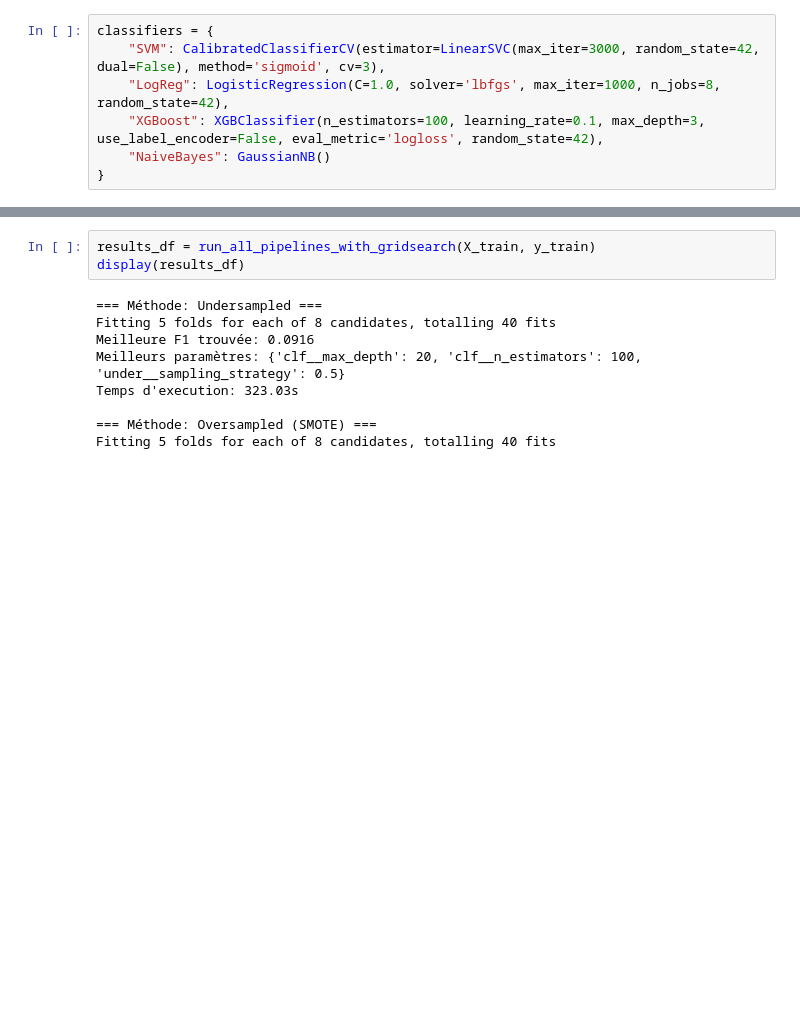
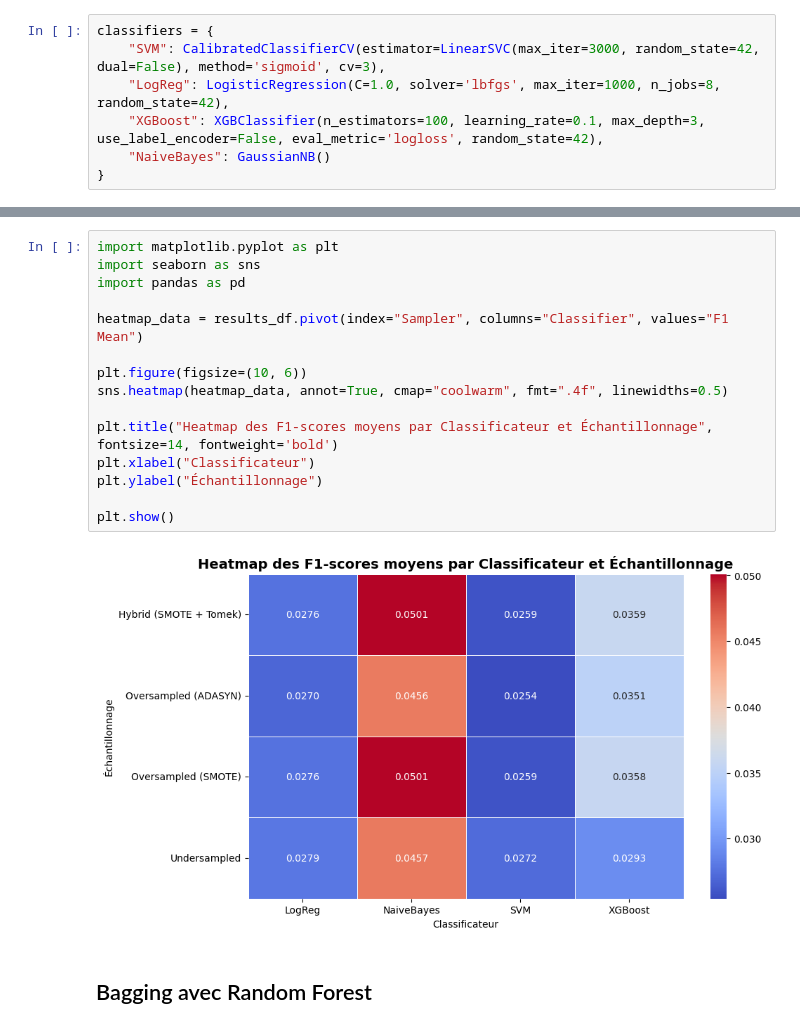
Before and after one commit to Mehdimakoul/ML_2025, a Jupyter notebook: Projet_ML_2025_.ipynb, the cells around one changed output, grey strips where cells are left out. Cells and saved outputs as stored; diff of their text form; blank space fills up the shorter version.

```diff
--- a/Projet_ML_2025_.ipynb
+++ b/Projet_ML_2025_.ipynb
@@ -813,12 +392,19 @@ def run_all_pipelines_with_gridsearch(X, y):
-# %%
-results_df = run_all_pipelines_with_gridsearch(X_train, y_train)
-display(results_df)
-# %% [output]
-=== Méthode: Undersampled ===
-Fitting 5 folds for each of 8 candidates, totalling 40 fits
-Meilleure F1 trouvée: 0.0916
-Meilleurs paramètres: {'clf__max_depth': 20, 'clf__n_estimators': 100, 'under__sampling_strategy': 0.5}
-Temps d'execution: 323.03s
-
-=== Méthode: Oversampled (SMOTE) ===
-Fitting 5 folds for each of 8 candidates, totalling 40 fits
+# %%
+import matplotlib.pyplot as plt
+import seaborn as sns
+import pandas as pd
+
+heatmap_data = results_df.pivot(index="Sampler", columns="Classifier", values="F1 Mean")
+
+plt.figure(figsize=(10, 6))
+sns.heatmap(heatmap_data, annot=True, cmap="coolwarm", fmt=".4f", linewidths=0.5)
+
+plt.title("Heatmap des F1-scores moyens par Classificateur et Échantillonnage", fontsize=14, fontweight='bold')
+plt.xlabel("Classificateur")
+plt.ylabel("Échantillonnage")
+
+plt.show()
+# %% [output]
+[figure, added]
+# %% [markdown]
+## Bagging avec Random Forest
```
Also changed, not shown: parts of 60 cells of this notebook.
